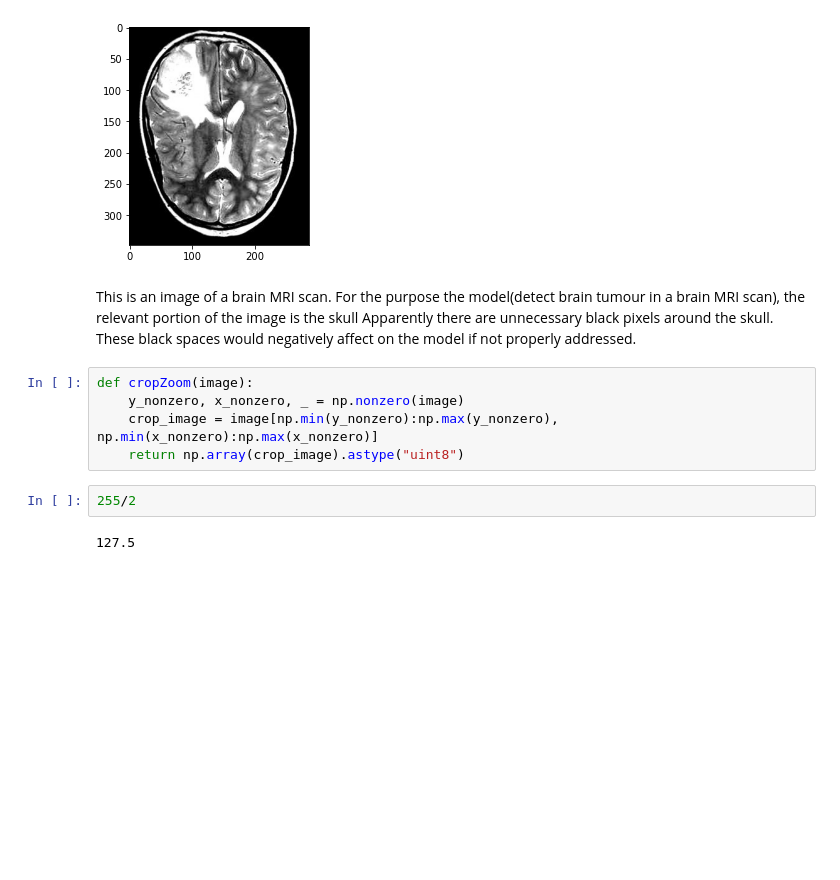
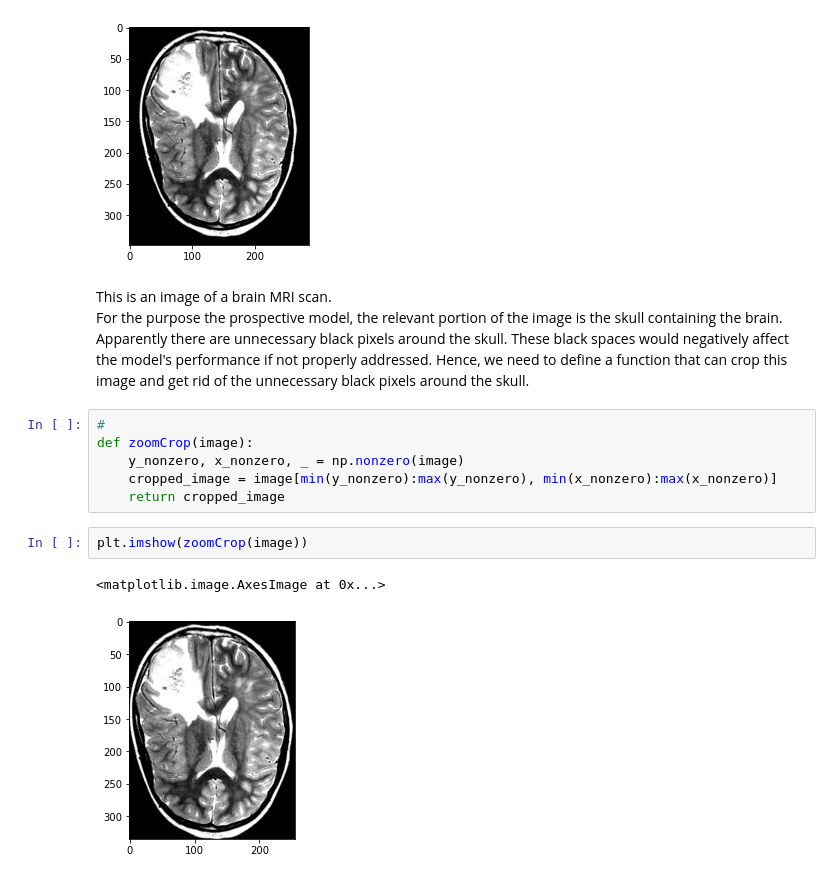
Before and after one commit to ifunanyaScript/Brain-tumour-diagnosis-app, a Jupyter notebook: notebooks/data_cleaning.ipynb, the cells around one changed output. Cells and saved outputs as stored; diff of their text form; blank space fills up the shorter version.

```diff
--- a/notebooks/data_cleaning.ipynb
+++ b/notebooks/data_cleaning.ipynb
@@ -25,14 +45,16 @@ plt.imshow(image)
 [figure]
 # %% [markdown]
 This is an image of a brain MRI scan.
-For the purpose the model(detect brain tumour in a brain MRI scan), the relevant portion of the image is the skull
-Apparently there are unnecessary black pixels around the skull. These black spaces would negatively affect on the model if not properly addressed.
+For the purpose the prospective model, the relevant portion of the image is the skull containing the brain.
+Apparently there are unnecessary black pixels around the skull. These black spaces would negatively affect the model's performance if not properly addressed. Hence, we need to define a function that can crop this image and get rid of the unnecessary black pixels around the skull.
 # %%
-def cropZoom(image):
+#
+def zoomCrop(image):
     y_nonzero, x_nonzero, _ = np.nonzero(image)
-    crop_image = image[np.min(y_nonzero):np.max(y_nonzero), np.min(x_nonzero):np.max(x_nonzero)]
-    return np.array(crop_image).astype("uint8")
+    cropped_image = image[min(y_nonzero):max(y_nonzero), min(x_nonzero):max(x_nonzero)]
+    return cropped_image
-# %%
-255/2
-# %% [output]
-127.5
+# %%
+plt.imshow(zoomCrop(image))
+# %% [output]
+<matplotlib.image.AxesImage at 0x...>
+[figure, added]
```
Also changed, not shown: parts of 1 cell of this notebook.
